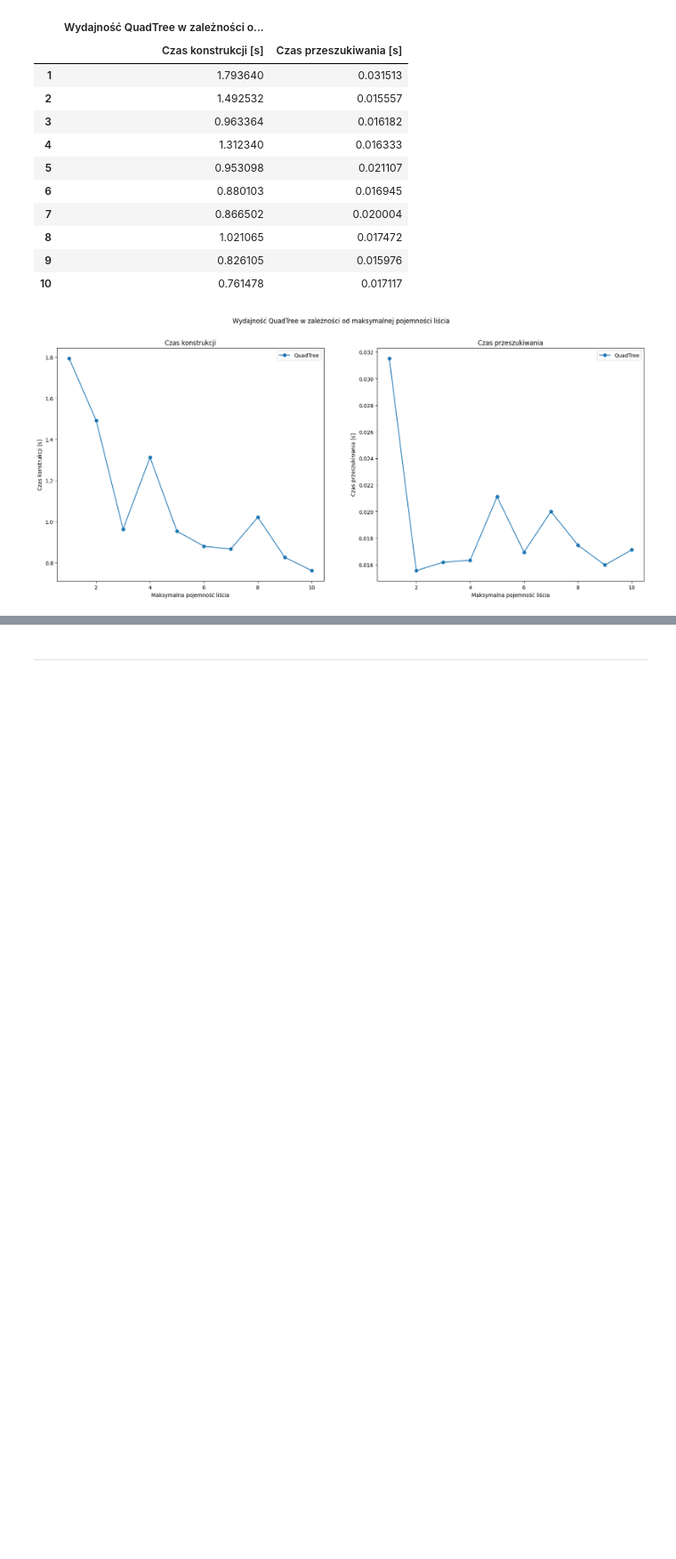
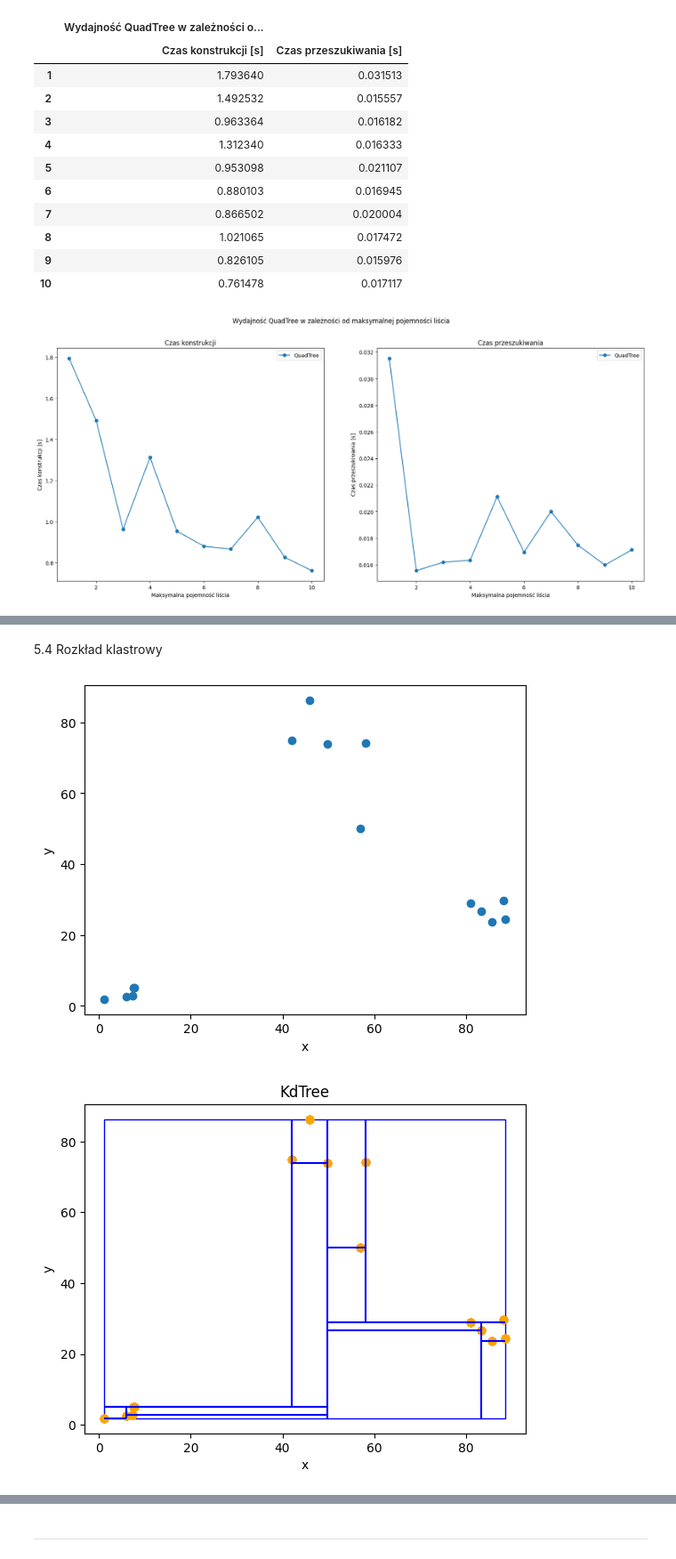
Before and after one commit to WerWojtas/QuadTree_and_KdTree, a Jupyter notebook: Comparison.ipynb, the cells around one changed output, grey strips where cells are left out. Shown at 89% size. Saved outputs shown, nothing was run; the diff lists cells and outputs as text; code cells hidden in the pictures; blank space fills up the shorter version.

```diff
--- a/Comparison.ipynb
+++ b/Comparison.ipynb
@@ -455,0 +498,7 @@ maxcap_graph(df_maxcap)
+# %% [markdown]
+5.4 Rozkład klastrowy
+# %%
+generate_visualization(cg.cluster_distribution, q_clust, (Rectangle(Point([0,0]), Point([10,10])), Rectangle(Point([40,50]), Point([60,90])), Rectangle(Point([80,20]), Point([90,30]))))
+# %% [output]
+[figure, added]
+[figure, added]
```
Also changed, not shown: parts of 17 cells of this notebook, 2 other files.
